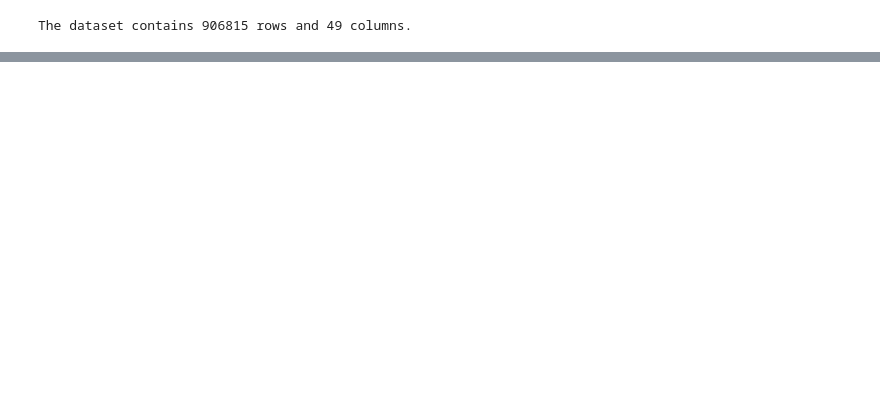
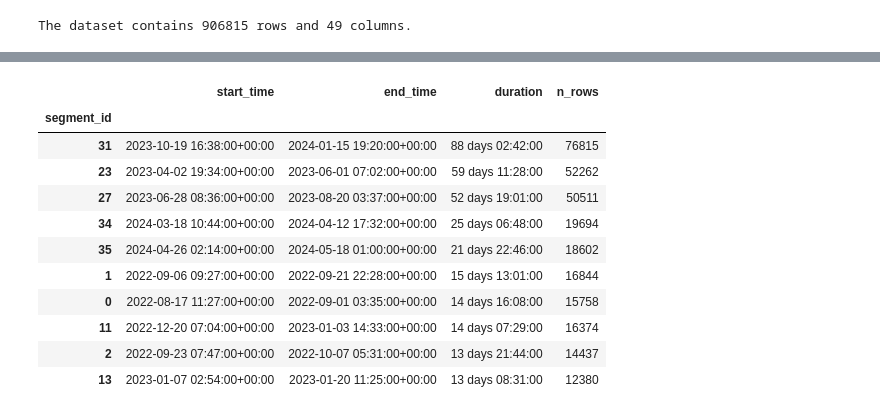
Before and after one commit to tom-mcarthur03/EDS_Design_Project, a Jupyter notebook: notebooks/data_preprocessing/data_preprocessing_bv.ipynb, the cells around one changed output, grey strips where cells are left out. Cells and saved outputs as stored; diff of their text form; code cells hidden in the pictures; blank space fills up the shorter version.

```diff
--- a/notebooks/data_preprocessing/data_preprocessing_bv.ipynb
+++ b/notebooks/data_preprocessing/data_preprocessing_bv.ipynb
@@ -833,0 +657,8 @@ df_t1.groupby("segment_id_anycompound")[
+# %%
+#Sort duration by largest values
+gap_summary = gap_summary.sort_values('duration', ascending=False)
+
+#Review data gaps for over 1 day
+gaps_over_1_day = gap_summary[gap_summary["gap_bin"] == "> 1 day"][["start_time", "end_time", "n_rows", "duration"]]
+print("\nGaps > 1 day (top 10):")
+print(gaps_over_1_day.sort_values("duration", ascending=False).head(10))
@@ -833,0 +722,4 @@ df_t1.groupby("segment_id_anycompound")[
+# %%
+#Select gaps > 1 day (start and end times)
+big_gaps = gap_summary[gap_summary["duration"] > pd.Timedelta(days=1)][["start_time", "end_time"]]
+print("Number of gaps > 1 day:", len(big_gaps))
@@ -833,0 +728,9 @@ df_t1.groupby("segment_id_anycompound")[
+# %%
+#Drop gaps > 1 day from the dataset
+df_clean = df_t1.copy()
+
+for start, end in zip(big_gaps["start_time"], big_gaps["end_time"]):
+    df_clean = df_clean.drop(df_clean.loc[start:end].index)
+
+print("Original shape:", df_t1.shape)
+print("Shape after dropping gaps > 1 day:", df_clean.shape)
@@ -833,0 +746,8 @@ df_t1.groupby("segment_id_anycompound")[
+# %%
+#Define an ID for each segment - 39 segments in total
+time_jump = df_clean.index.to_series().diff()
+
+df_clean["segment_id"] = (time_jump > pd.Timedelta(days=1)).cumsum().astype(int)
+
+print("Number of segments:", df_clean["segment_id"].nunique())
+df_clean[["segment_id"]].head()
@@ -833,0 +763,24 @@ df_t1.groupby("segment_id_anycompound")[
+# %%
+segment_summary = df_clean.groupby("segment_id").apply(
+    lambda g: pd.Series({
+        "start_time": g.index.min(),
+        "end_time": g.index.max(),
+        "duration": g.index.max() - g.index.min(),
+        "n_rows": len(g)
+    })
+)
+
+segment_summary.sort_values("duration", ascending=False).head(10)
+# %% [output]
+|  | start_time | end_time | duration | n_rows |
+| segment_id |  |  |  |  |
+| 31 | 2023-10-19 16:38:00+00:00 | 2024-01-15 19:20:00+00:00 | 88 days 02:42:00 | 76815 |
+| 23 | 2023-04-02 19:34:00+00:00 | 2023-06-01 07:02:00+00:00 | 59 days 11:28:00 | 52262 |
+| 27 | 2023-06-28 08:36:00+00:00 | 2023-08-20 03:37:00+00:00 | 52 days 19:01:00 | 50511 |
+| 34 | 2024-03-18 10:44:00+00:00 | 2024-04-12 17:32:00+00:00 | 25 days 06:48:00 | 19694 |
+| 35 | 2024-04-26 02:14:00+00:00 | 2024-05-18 01:00:00+00:00 | 21 days 22:46:00 | 18602 |
+| 1 | 2022-09-06 09:27:00+00:00 | 2022-09-21 22:28:00+00:00 | 15 days 13:01:00 | 16844 |
+| 0 | 2022-08-17 11:27:00+00:00 | 2022-09-01 03:35:00+00:00 | 14 days 16:08:00 | 15758 |
+| 11 | 2022-12-20 07:04:00+00:00 | 2023-01-03 14:33:00+00:00 | 14 days 07:29:00 | 16374 |
+| 2 | 2022-09-23 07:47:00+00:00 | 2022-10-07 05:31:00+00:00 | 13 days 21:44:00 | 14437 |
+| 13 | 2023-01-07 02:54:00+00:00 | 2023-01-20 11:25:00+00:00 | 13 days 08:31:00 | 12380 |
```
Also changed, not shown: parts of 112 cells of this notebook, 1 other file.
